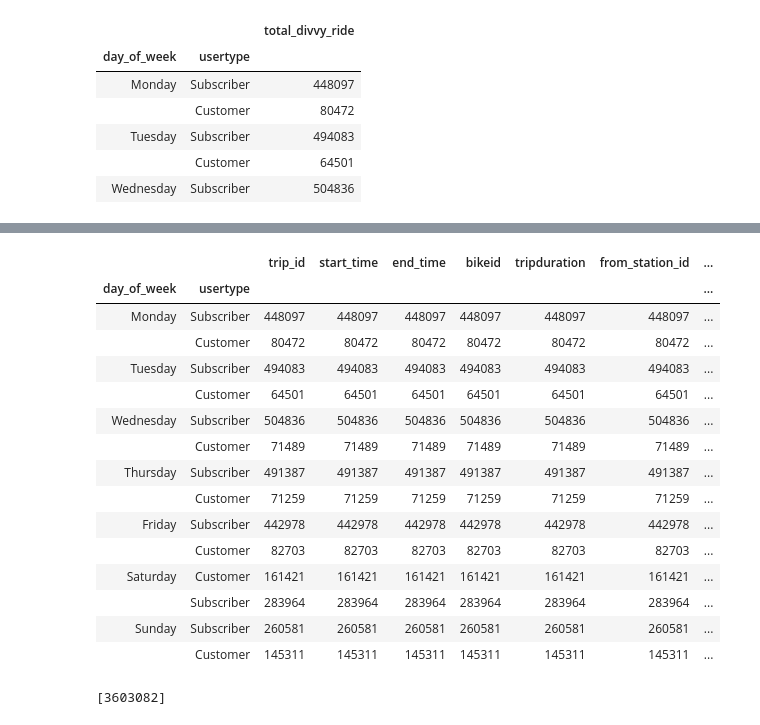
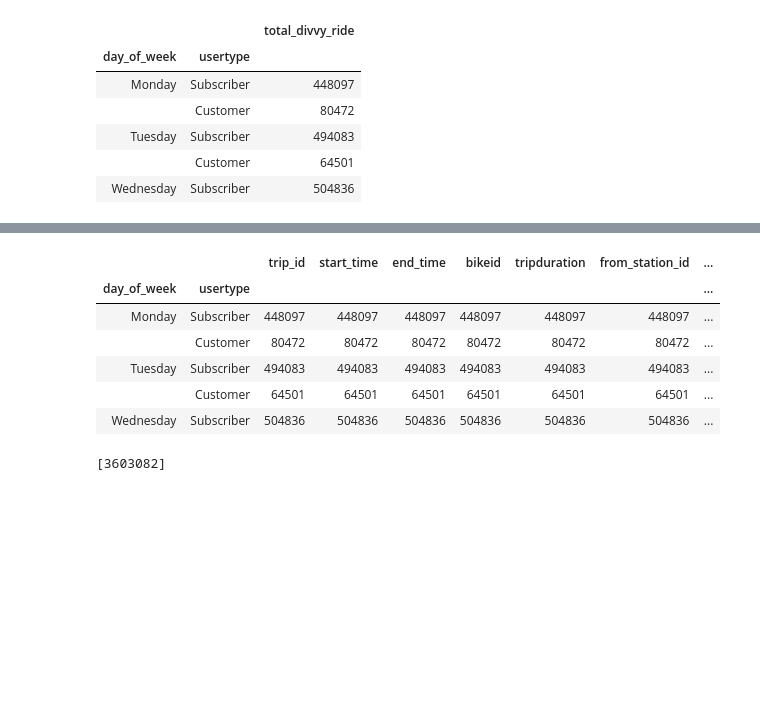
Before and after one commit to AlejandraRosa/Divvy_Project, a Jupyter notebook: Divvy_main.ipynb, the cells around one changed output, grey strips where cells are left out. Drawn from its saved outputs; the diff is of its cells as text; code cells hidden in the pictures; blank space fills up the shorter version.

```diff
--- a/Divvy_main.ipynb
+++ b/Divvy_main.ipynb
@@ -238,22 +220,13 @@ divvy_reorg
 | Saturday | 445385 | 445385 | 445385 | 445385 | 445385 | 445385 | 445385 | ... |
 | Sunday | 405892 | 405892 | 405892 | 405892 | 405892 | 405892 | 405892 | ... |
 # %%
-divvy_weekday_usertype
+divvy_weekday_usertype.head()
 # %% [output]
 |  |  | trip_id | start_time | end_time | bikeid | tripduration | from_station_id | ... |
 | day_of_week | usertype |  |  |  |  |  |  | ... |
 | Monday | Subscriber | 448097 | 448097 | 448097 | 448097 | 448097 | 448097 | ... |
 |  | Customer | 80472 | 80472 | 80472 | 80472 | 80472 | 80472 | ... |
 | Tuesday | Subscriber | 494083 | 494083 | 494083 | 494083 | 494083 | 494083 | ... |
 |  | Customer | 64501 | 64501 | 64501 | 64501 | 64501 | 64501 | ... |
 | Wednesday | Subscriber | 504836 | 504836 | 504836 | 504836 | 504836 | 504836 | ... |
-|  | Customer | 71489 | 71489 | 71489 | 71489 | 71489 | 71489 | ... |
-| Thursday | Subscriber | 491387 | 491387 | 491387 | 491387 | 491387 | 491387 | ... |
-|  | Customer | 71259 | 71259 | 71259 | 71259 | 71259 | 71259 | ... |
-| Friday | Subscriber | 442978 | 442978 | 442978 | 442978 | 442978 | 442978 | ... |
-|  | Customer | 82703 | 82703 | 82703 | 82703 | 82703 | 82703 | ... |
-| Saturday | Customer | 161421 | 161421 | 161421 | 161421 | 161421 | 161421 | ... |
-|  | Subscriber | 283964 | 283964 | 283964 | 283964 | 283964 | 283964 | ... |
-| Sunday | Subscriber | 260581 | 260581 | 260581 | 260581 | 260581 | 260581 | ... |
-|  | Customer | 145311 | 145311 | 145311 | 145311 | 145311 | 145311 | ... |
 # %%
```
Also changed, not shown: parts of 18 cells of this notebook, 1 other file.
